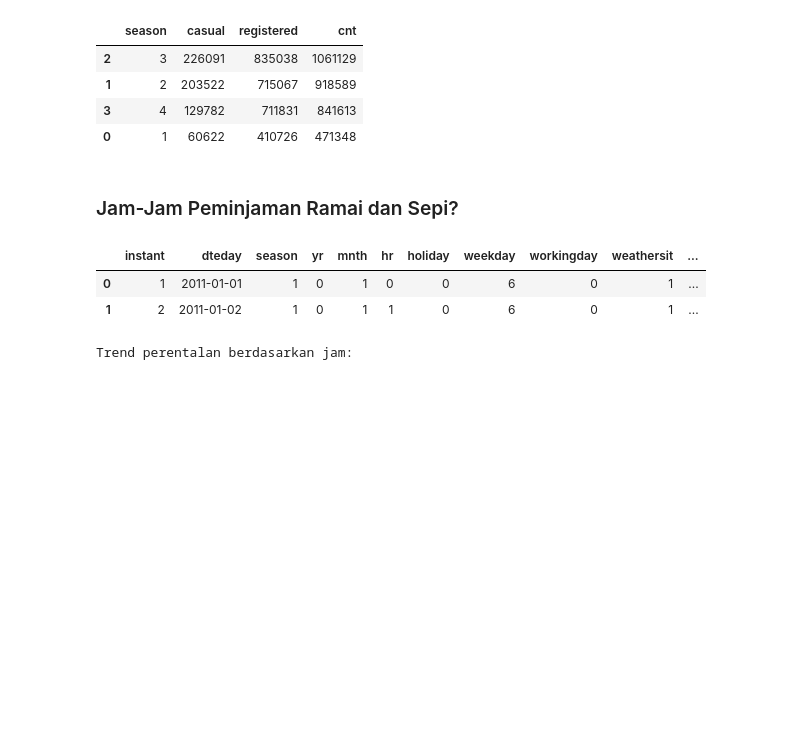
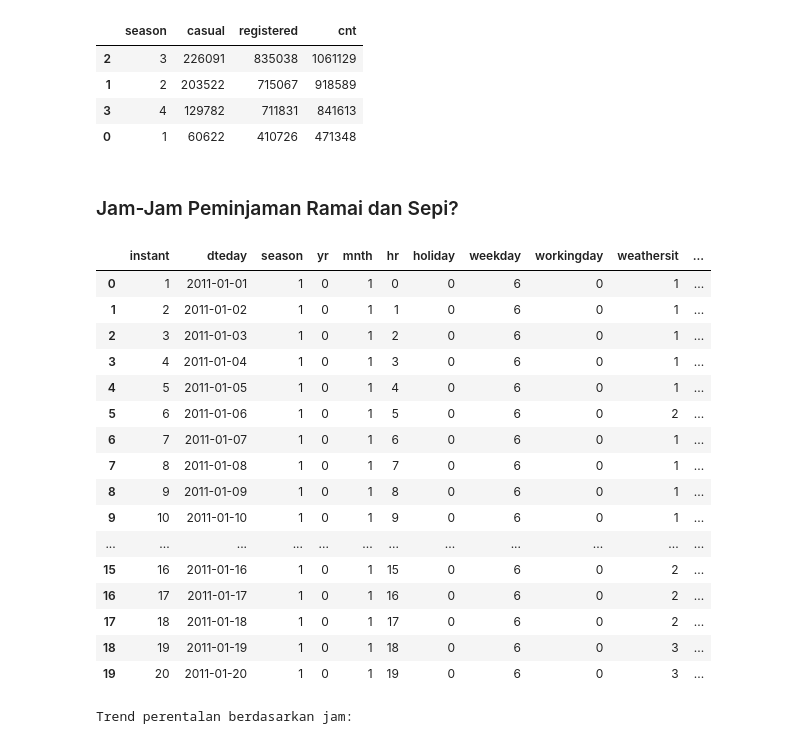
Before and after one commit to mayanggumelarr/PROYEK-ANALISIS-DATA, a Jupyter notebook: Proyek_Analisis_Data.ipynb, the cells around one changed output. Saved outputs shown, nothing was run; the diff lists cells and outputs as text; code cells hidden in the pictures; blank space fills up the shorter version.

```diff
--- a/Proyek_Analisis_Data.ipynb
+++ b/Proyek_Analisis_Data.ipynb
@@ -316,11 +316,25 @@ Trend Perentalan Musiman:
 # %% [markdown]
 ### Jam-Jam Peminjaman Ramai dan Sepi?
 # %%
-hour_data.head(2)
+hour_data.head(20)
 # %% [output]
 |  | instant | dteday | season | yr | mnth | hr | holiday | weekday | workingday | weathersit | ... |
 | 0 | 1 | 2011-01-01 | 1 | 0 | 1 | 0 | 0 | 6 | 0 | 1 | ... |
 | 1 | 2 | 2011-01-02 | 1 | 0 | 1 | 1 | 0 | 6 | 0 | 1 | ... |
+| 2 | 3 | 2011-01-03 | 1 | 0 | 1 | 2 | 0 | 6 | 0 | 1 | ... |
+| 3 | 4 | 2011-01-04 | 1 | 0 | 1 | 3 | 0 | 6 | 0 | 1 | ... |
+| 4 | 5 | 2011-01-05 | 1 | 0 | 1 | 4 | 0 | 6 | 0 | 1 | ... |
+| 5 | 6 | 2011-01-06 | 1 | 0 | 1 | 5 | 0 | 6 | 0 | 2 | ... |
+| 6 | 7 | 2011-01-07 | 1 | 0 | 1 | 6 | 0 | 6 | 0 | 1 | ... |
+| 7 | 8 | 2011-01-08 | 1 | 0 | 1 | 7 | 0 | 6 | 0 | 1 | ... |
+| 8 | 9 | 2011-01-09 | 1 | 0 | 1 | 8 | 0 | 6 | 0 | 1 | ... |
+| 9 | 10 | 2011-01-10 | 1 | 0 | 1 | 9 | 0 | 6 | 0 | 1 | ... |
+| ... | ... | ... | ... | ... | ... | ... | ... | ... | ... | ... | ... |
+| 15 | 16 | 2011-01-16 | 1 | 0 | 1 | 15 | 0 | 6 | 0 | 2 | ... |
+| 16 | 17 | 2011-01-17 | 1 | 0 | 1 | 16 | 0 | 6 | 0 | 2 | ... |
+| 17 | 18 | 2011-01-18 | 1 | 0 | 1 | 17 | 0 | 6 | 0 | 2 | ... |
+| 18 | 19 | 2011-01-19 | 1 | 0 | 1 | 18 | 0 | 6 | 0 | 3 | ... |
+| 19 | 20 | 2011-01-20 | 1 | 0 | 1 | 19 | 0 | 6 | 0 | 3 | ... |
 # %%
 hours = hour_data.groupby("hr").agg({
     'casual':'sum',
```
Also changed, not shown: 1 other file.
